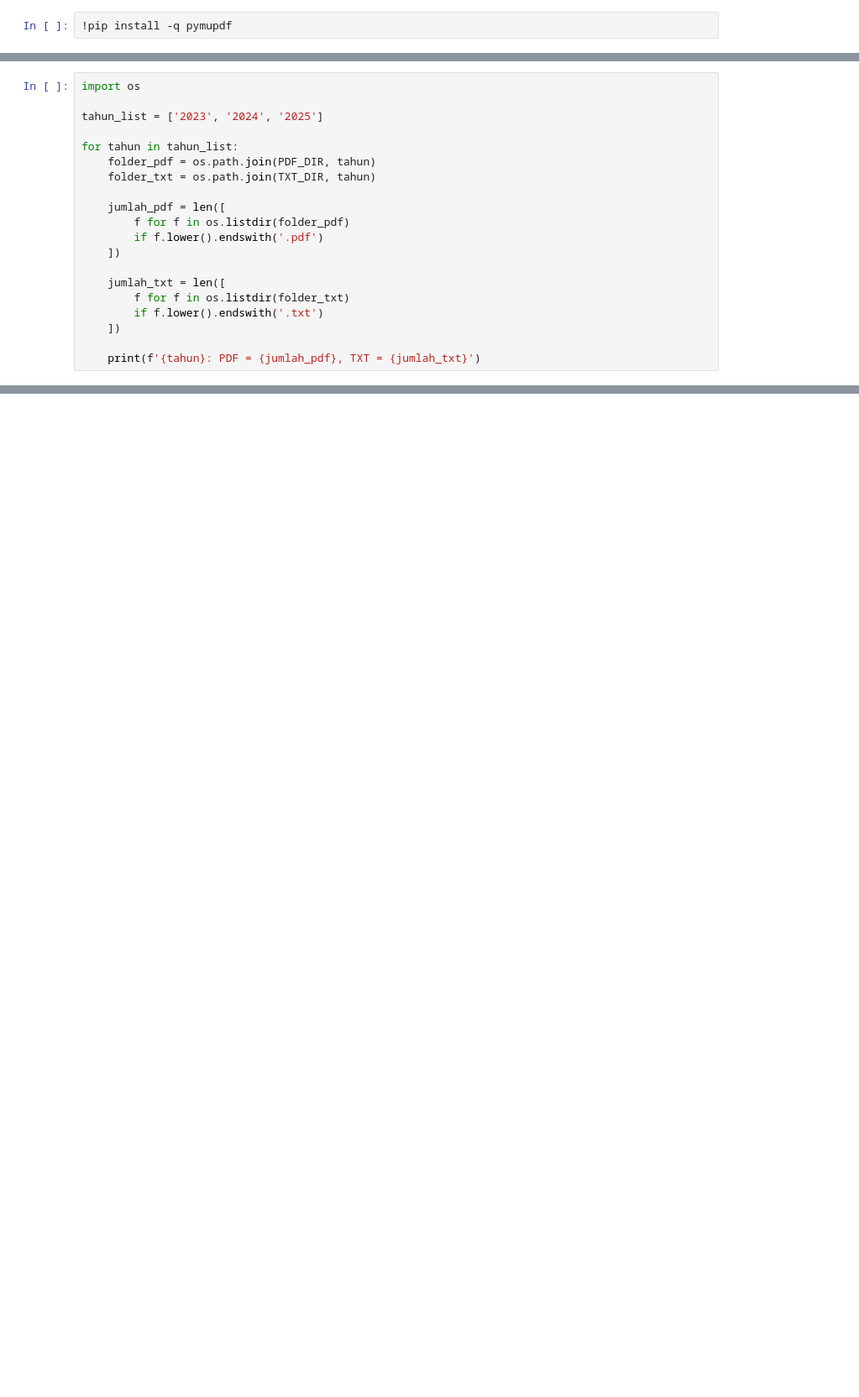
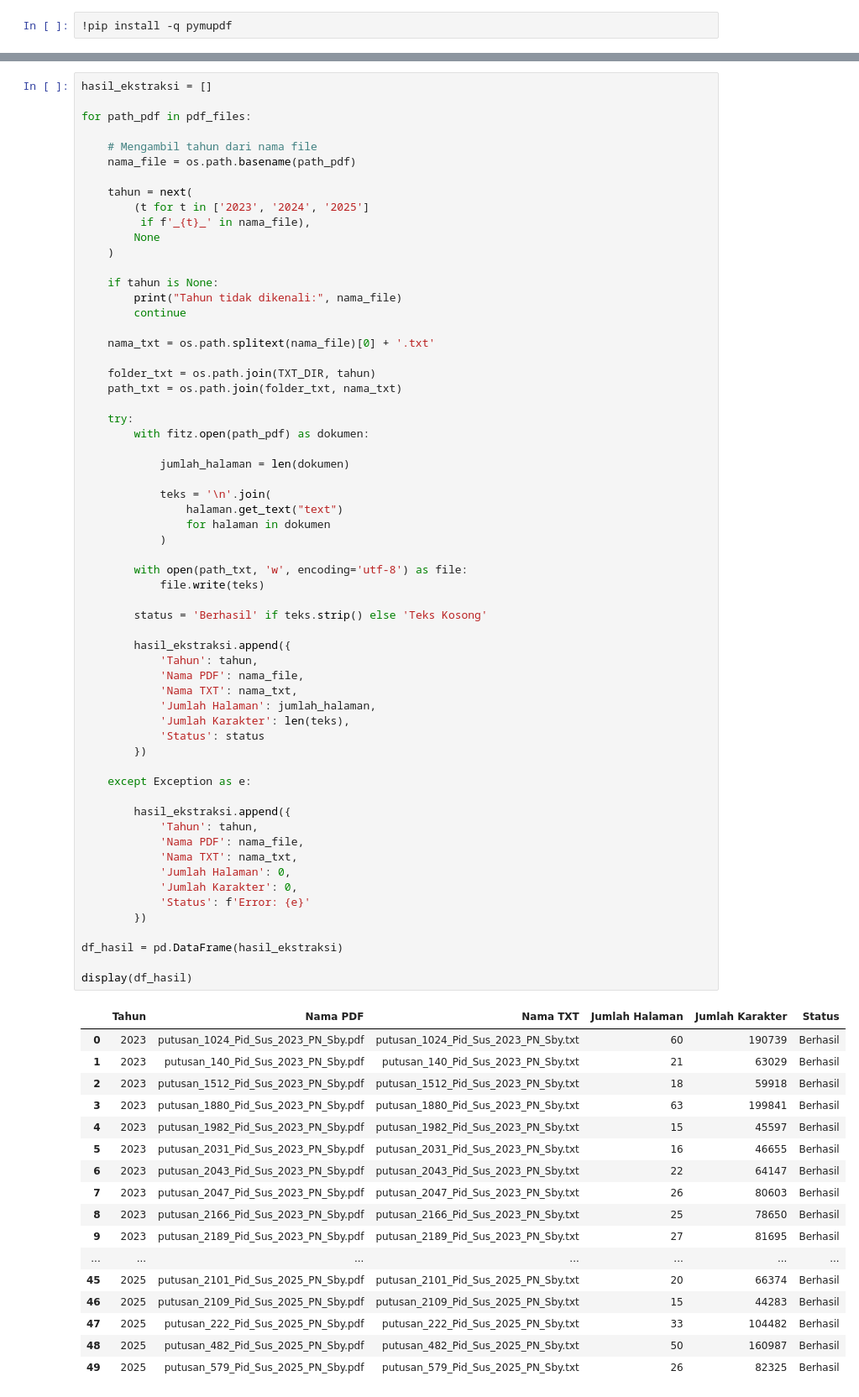
Before and after one commit to shefiramarizcha62-sudo/Dataset-Narkotika_027_199, a Jupyter notebook: 04_ekstraksi_putusan.ipynb, the cells around one changed output, grey strips where cells are left out. Shown at 84% size. Saved outputs shown, nothing was run; the diff lists cells and outputs as text; blank space fills up the shorter version.

Commit message:
Update notebook ekstraksi putusan

```diff
--- a/04_ekstraksi_putusan.ipynb
+++ b/04_ekstraksi_putusan.ipynb
@@ -187,20 +140,0 @@ periksa jumlah pdf dan txt
-# %%
-import os
-
-tahun_list = ['2023', '2024', '2025']
-
-for tahun in tahun_list:
-    folder_pdf = os.path.join(PDF_DIR, tahun)
-    folder_txt = os.path.join(TXT_DIR, tahun)
-
-    jumlah_pdf = len([
-        f for f in os.listdir(folder_pdf)
-        if f.lower().endswith('.pdf')
-    ])
-
-    jumlah_txt = len([
-        f for f in os.listdir(folder_txt)
-        if f.lower().endswith('.txt')
-    ])
-
-    print(f'{tahun}: PDF = {jumlah_pdf}, TXT = {jumlah_txt}')
@@ -383,0 +146,79 @@ df_validasi.to_csv(
+# %%
+hasil_ekstraksi = []
+
+for path_pdf in pdf_files:
+
+    # Mengambil tahun dari nama file
+    nama_file = os.path.basename(path_pdf)
+
+    tahun = next(
+        (t for t in ['2023', '2024', '2025']
+         if f'_{t}_' in nama_file),
+        None
+    )
+
+    if tahun is None:
+        print("Tahun tidak dikenali:", nama_file)
+        continue
+
+    nama_txt = os.path.splitext(nama_file)[0] + '.txt'
+
+    folder_txt = os.path.join(TXT_DIR, tahun)
+    path_txt = os.path.join(folder_txt, nama_txt)
+
+    try:
+        with fitz.open(path_pdf) as dokumen:
+
+            jumlah_halaman = len(dokumen)
+
+            teks = '\n'.join(
+                halaman.get_text("text")
+                for halaman in dokumen
+            )
+
+        with open(path_txt, 'w', encoding='utf-8') as file:
+            file.write(teks)
+
+        status = 'Berhasil' if teks.strip() else 'Teks Kosong'
+
+        hasil_ekstraksi.append({
+            'Tahun': tahun,
+            'Nama PDF': nama_file,
+            'Nama TXT': nama_txt,
+            'Jumlah Halaman': jumlah_halaman,
+            'Jumlah Karakter': len(teks),
+            'Status': status
+        })
+
+    except Exception as e:
+
+        hasil_ekstraksi.append({
+            'Tahun': tahun,
+            'Nama PDF': nama_file,
+            'Nama TXT': nama_txt,
+            'Jumlah Halaman': 0,
+            'Jumlah Karakter': 0,
+            'Status': f'Error: {e}'
+        })
+
+df_hasil = pd.DataFrame(hasil_ekstraksi)
+
+display(df_hasil)
+# %% [output]
+|  | Tahun | Nama PDF | Nama TXT | Jumlah Halaman | Jumlah Karakter | Status |
+| 0 | 2023 | putusan_1024_Pid_Sus_2023_PN_Sby.pdf | putusan_1024_Pid_Sus_2023_PN_Sby.txt | 60 | 190739 | Berhasil |
+| 1 | 2023 | putusan_140_Pid_Sus_2023_PN_Sby.pdf | putusan_140_Pid_Sus_2023_PN_Sby.txt | 21 | 63029 | Berhasil |
+| 2 | 2023 | putusan_1512_Pid_Sus_2023_PN_Sby.pdf | putusan_1512_Pid_Sus_2023_PN_Sby.txt | 18 | 59918 | Berhasil |
+| 3 | 2023 | putusan_1880_Pid_Sus_2023_PN_Sby.pdf | putusan_1880_Pid_Sus_2023_PN_Sby.txt | 63 | 199841 | Berhasil |
+| 4 | 2023 | putusan_1982_Pid_Sus_2023_PN_Sby.pdf | putusan_1982_Pid_Sus_2023_PN_Sby.txt | 15 | 45597 | Berhasil |
+| 5 | 2023 | putusan_2031_Pid_Sus_2023_PN_Sby.pdf | putusan_2031_Pid_Sus_2023_PN_Sby.txt | 16 | 46655 | Berhasil |
+| 6 | 2023 | putusan_2043_Pid_Sus_2023_PN_Sby.pdf | putusan_2043_Pid_Sus_2023_PN_Sby.txt | 22 | 64147 | Berhasil |
+| 7 | 2023 | putusan_2047_Pid_Sus_2023_PN_Sby.pdf | putusan_2047_Pid_Sus_2023_PN_Sby.txt | 26 | 80603 | Berhasil |
+| 8 | 2023 | putusan_2166_Pid_Sus_2023_PN_Sby.pdf | putusan_2166_Pid_Sus_2023_PN_Sby.txt | 25 | 78650 | Berhasil |
+| 9 | 2023 | putusan_2189_Pid_Sus_2023_PN_Sby.pdf | putusan_2189_Pid_Sus_2023_PN_Sby.txt | 27 | 81695 | Berhasil |
+| ... | ... | ... | ... | ... | ... | ... |
+| 45 | 2025 | putusan_2101_Pid_Sus_2025_PN_Sby.pdf | putusan_2101_Pid_Sus_2025_PN_Sby.txt | 20 | 66374 | Berhasil |
+| 46 | 2025 | putusan_2109_Pid_Sus_2025_PN_Sby.pdf | putusan_2109_Pid_Sus_2025_PN_Sby.txt | 15 | 44283 | Berhasil |
+| 47 | 2025 | putusan_222_Pid_Sus_2025_PN_Sby.pdf | putusan_222_Pid_Sus_2025_PN_Sby.txt | 33 | 104482 | Berhasil |
+| 48 | 2025 | putusan_482_Pid_Sus_2025_PN_Sby.pdf | putusan_482_Pid_Sus_2025_PN_Sby.txt | 50 | 160987 | Berhasil |
+| 49 | 2025 | putusan_579_Pid_Sus_2025_PN_Sby.pdf | putusan_579_Pid_Sus_2025_PN_Sby.txt | 26 | 82325 | Berhasil |
```
Also changed, not shown: parts of 78 cells of this notebook.
